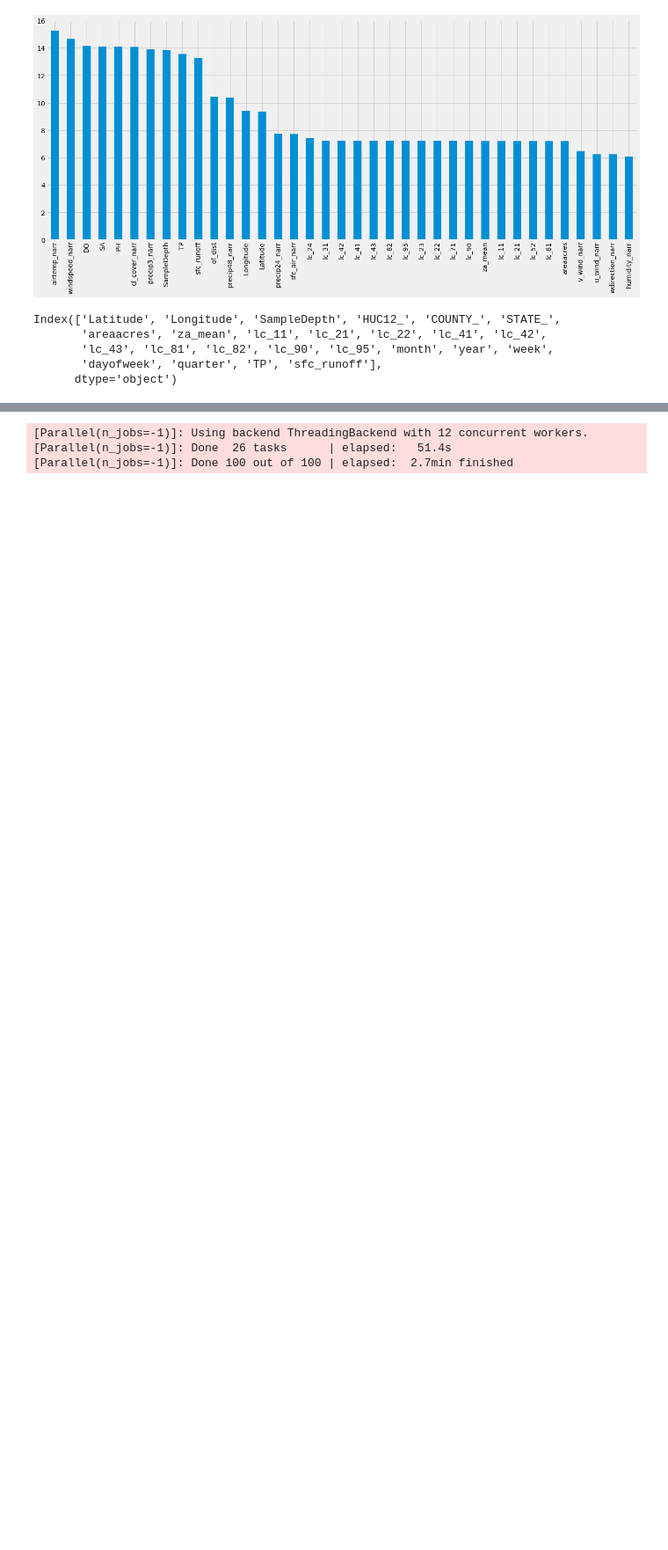
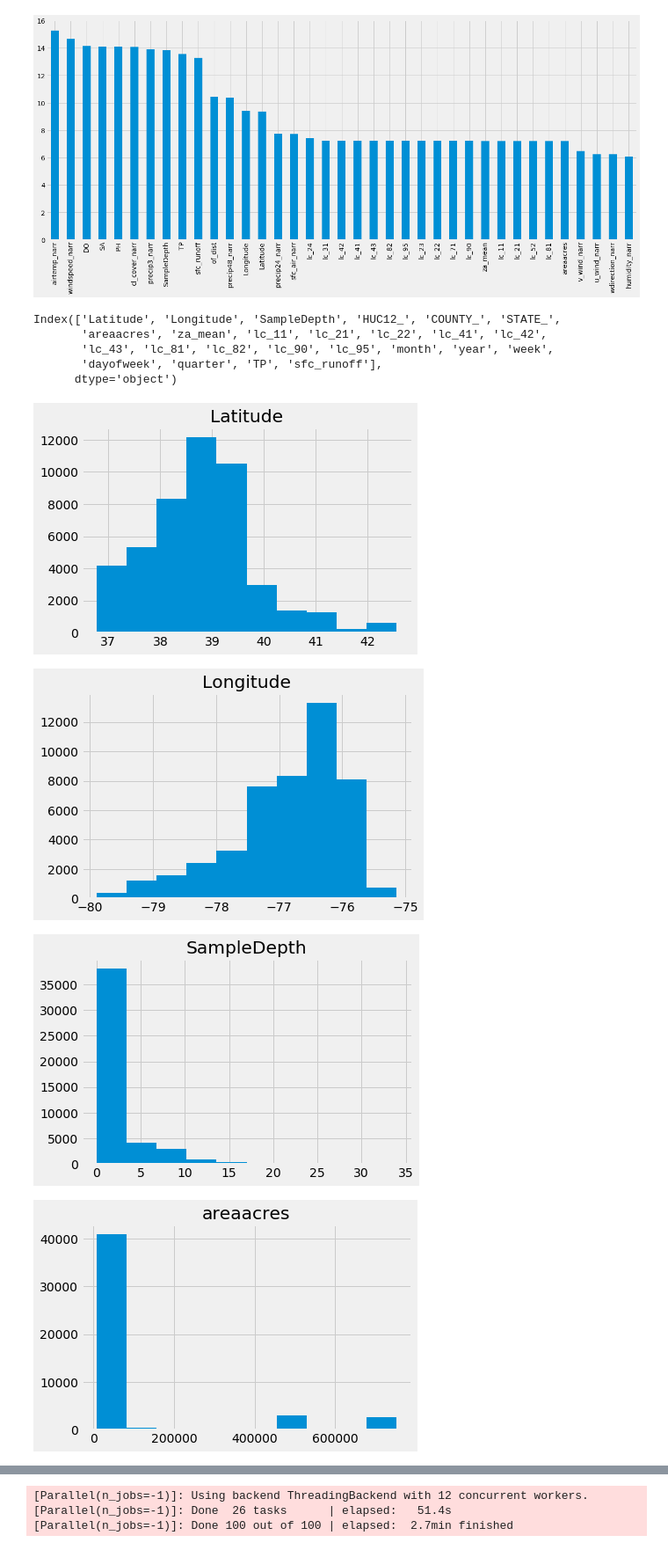
Before and after one commit to teamHackTheBay/hackTheBay, a Jupyter notebook: randomForest.ipynb, the cells around one changed output, grey strips where cells are left out. Shown at 88% size. Saved outputs shown, nothing was run; the diff lists cells and outputs as text; code cells hidden in the pictures; blank space fills up the shorter version.

```diff
--- a/randomForest.ipynb
+++ b/randomForest.ipynb
@@ -441,0 +446,32 @@ ct = make_column_transformer(
+# %%
+numeric_X_train = X_train[['Latitude', 'Longitude', 'SampleDepth',
+       'areaacres', 'za_mean', 'lc_11', 'lc_21', 'lc_22', 'lc_41',
+       'lc_42', 'lc_43', 'lc_81', 'lc_82', 'lc_90', 'lc_95', 'TP', 'sfc_runoff']]
+# %%
+for col in numeric_X_train:
+    numeric_X_train[col].hist()
+    plt.title(col)
+    plt.show()
+
+    #Latitude more or less normally distributed has a right tail
+    #Longitude more ore less normally distributed has a left tail
+    #Sample depth most observations before 5
+    #areaacres Most observations seems before 100000 there are a few at above 400000, 600000
+    #za_mean seems to have alot of observations before 10 and has 2 peaks
+    #lc_11 a lot o observations before 0.1 and some at around 0.9 to 1.0
+    #lc_21 most observations before 0.2
+    #lc_22 most observations before 0.05
+    #lc_41 most observations before 0.4
+    #lc_42 most observations before 0.10
+    #lc_43 most observations before 0.3
+    #lc_81 most observations before 0.4
+    #lc_82 most observations before 0.6
+    #lc_90 most before 0.3
+    #lc_95 most before 0.1
+    #total phosphorus most valeus before 0.5
+    #sfc_runoff most at -1.0 a lot before 0.0
+# %% [output]
+[figure, added]
+[figure, added]
+[figure, added]
+[figure, added]
```
Also changed, not shown: parts of 22 cells of this notebook.
